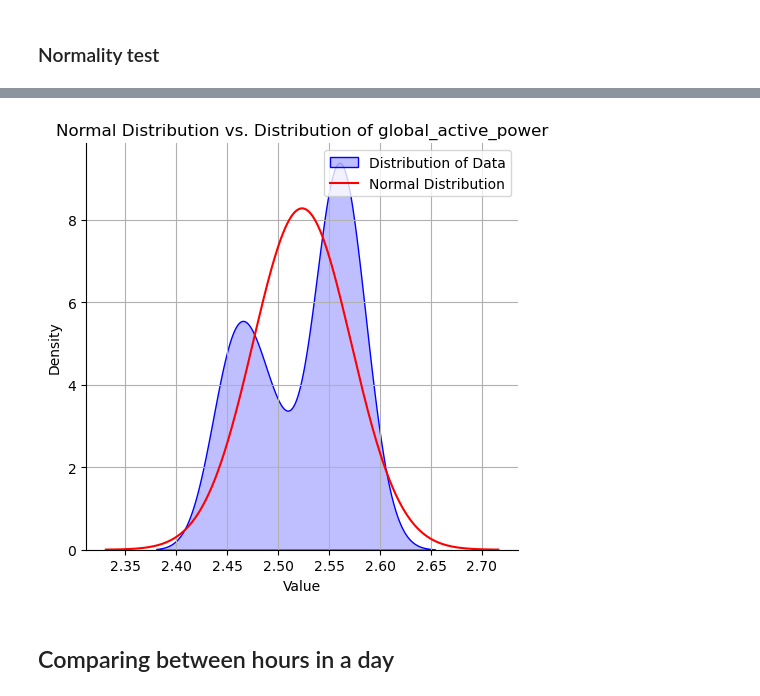
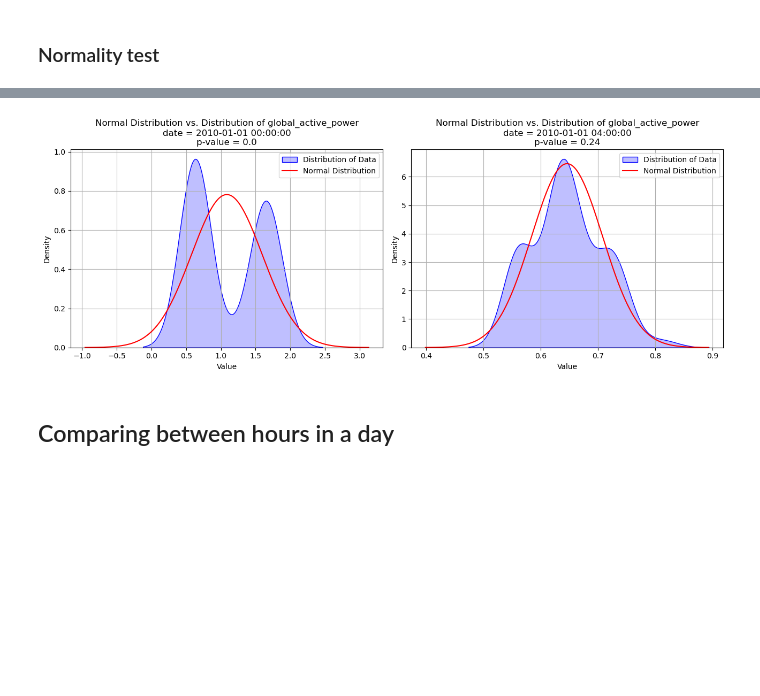
Before and after one commit to sabrinasartori/project-INF442, a Jupyter notebook: notebooks/05-hourly_distribution..ipynb, the cells around one changed output, grey strips where cells are left out. Drawn from its saved outputs; the diff is of its cells as text; code cells hidden in the pictures; blank space fills up the shorter version.

Commit message:
add final results and images

```diff
--- a/notebooks/05-hourly_distribution..ipynb
+++ b/notebooks/05-hourly_distribution..ipynb
@@ -63,9 +75,7 @@ consumption_df.head()
 # %%
 test_results = consumption_df['global_active_power']\
     .groupby(pd.Grouper(freq="1H"))\
-    .apply(
-        lambda x : np.nan if len(x) == 0 else stats.kstest(x, stats.norm.cdf)
-    )
+    .apply(ks_test)
 # %%
 test_results_df = test_results.apply(
     lambda x: (np.nan, np.nan) if np.isnan(x).any() else (x.statistic, x.pvalue)
@@ -76,5 +86,13 @@ test_results_df = pd.DataFrame(
     columns = ['statistic', 'pvalue'],
     index = test_results.index
 )
+# %%
+def get_weekend_feature(df:pd.DataFrame):
+    day_of_week = df.index.day_of_week
+    is_weekend = (day_of_week == 5) | (day_of_week ==6)
+    df['is_weekend'] = is_weekend.astype(float)
+
+    return df
 # %%
-test_results_df.dropna()
+test_results_df = test_results_df.dropna()
+test_results_df = get_weekend_feature(test_results_df)
@@ -106,8 +174,16 @@ iterator = iter(consumption_df.groupby(pd.Grouper(freq="1H")))
 # %%
 
 from scipy.stats import norm
+iterator = iter(consumption_df.groupby(pd.Grouper(freq="1H")))
 
-df1 = next(iterator)[1]
+date, df1 = next(iterator)
+p_value = test_results_df.loc[date]['pvalue']
+while date < pd.Timestamp('2010') or p_value > 0.05:
+
+    date, df1 = next(iterator)
+    p_value = test_results_df.loc[date]['pvalue']
+
+p_value = test_results_df.loc[date]['pvalue']
 
 column = 'global_active_power'
 series = df1[column]
@@ -121,19 +197,60 @@ x = np.linspace(mean - 4*std, mean + 4*std, 1000)
 y = norm.pdf(x, mean, std)  # PDF of the normal distribution
 
 # Start plotting
-plt.figure(figsize=(10, 6))
-sns.displot(series, color="blue", label="Distribution of Data", fill=True, kind = 'kde')
+fig, axs = plt.subplots(1, 2, figsize=(13, 5))
+
+# Plot the distribution of data
+sns.kdeplot(series, color="blue", label="Distribution of Data", fill=True, ax=axs[0])
 
 # Plot the normal distribution
-plt.plot(x, y, color="red", label="Normal Distribution")
+axs[0].plot(x, y, color="red", label="Normal Distribution")
 
 # Plot details
-plt.title(f'Normal Distribution vs. Distribution of {column}')
-plt.xlabel('Value')
-plt.ylabel('Density')
-plt.legend()
-plt.grid(True)
+axs[0].set_title(f'Normal Distribution vs. Distribution of {column}\ndate = {date}\np-value = {round(p_value, 2)}')
+axs[0].set_xlabel('Value')
+axs[0].set_ylabel('Density')
+axs[0].legend()
+axs[0].grid(True)
+
+date, df1 = next(iterator)
+p_value = test_results_df.loc[date]['pvalue']
+while date < pd.Timestamp('2009') or p_value < 0.05:
+
+    date, df1 = next(iterator)
+    p_value = test_results_df.loc[date]['pvalue']
+
+
+p_value = test_results_df.loc[date]['pvalue']
+
+column = 'global_active_power'
+series = df1[column]
+
+# Calculate the mean and standard deviation
+mean = series.mean()
+std = series.std()
+
+# Create a range of values for plotting the theoretical normal distribution
+x = np.linspace(mean - 4*std, mean + 4*std, 1000)
+y = norm.pdf(x, mean, std)  # PDF of the normal distribution
+
+# Plot the distribution of data
+sns.kdeplot(series, color="blue", label="Distribution of Data", fill=True, ax=axs[1])
+
+# Plot the normal distribution
+axs[1].plot(x, y, color="red", label="Normal Distribution")
+
+# Plot details
+axs[1].set_title(f'Normal Distribution vs. Distribution of {column}\ndate = {date}\np-value = {round(p_value, 2)}')
+axs[1].set_xlabel('Value')
+axs[1].set_ylabel('Density')
+axs[1].legend()
+axs[1].grid(True)
+
+
+# Save the plot
 plt.tight_layout()
 plt.savefig("img/normality_test.png")
+
+# Show the plot
 plt.show()
 # %% [output]
@@ -141,3 +257,3 @@ plt.show()
-[figure, old version]
+[figure, new version]
 # %% [markdown]
 ## Comparing between hours in a day
```
Also changed, not shown: parts of 17 cells of this notebook, 8 other files.
